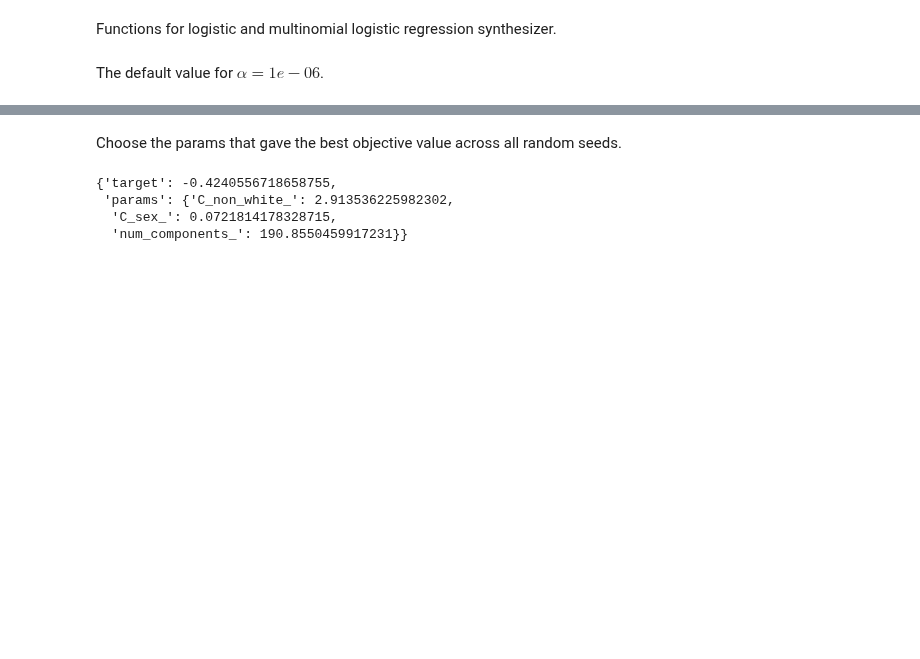
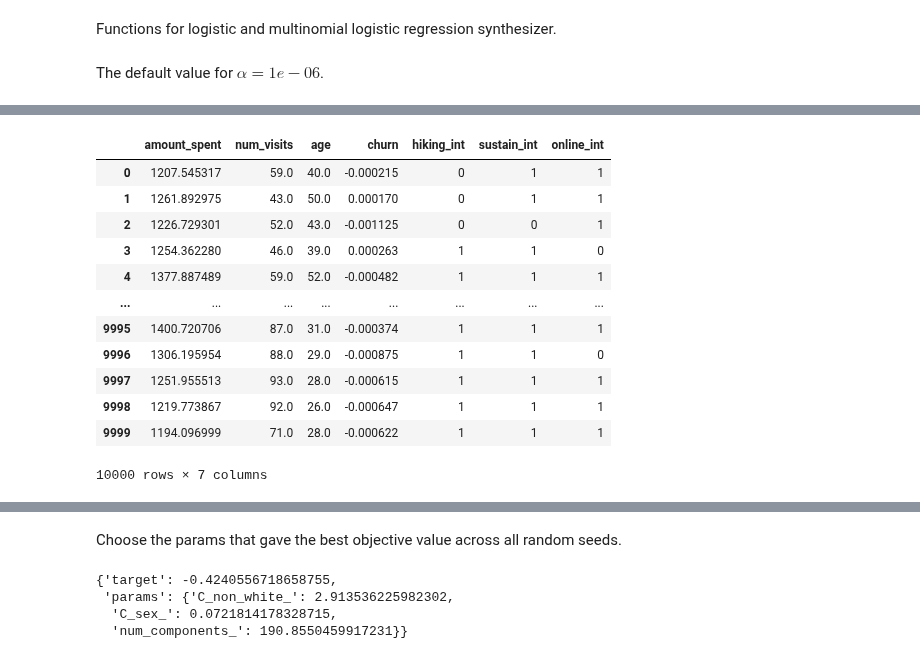
Before and after one commit to cdbale/optimized-sequential-synthesis, a Jupyter notebook: Code/Simulated Privacy Data Code/MNL Synthesis for Synthetic Data.ipynb, the cells around one changed output, grey strips where cells are left out. Drawn from its saved outputs; the diff is of its cells as text; code cells hidden in the pictures; blank space fills up the shorter version.

```diff
--- a/Code/Simulated Privacy Data Code/MNL Synthesis for Synthetic Data.ipynb
+++ b/Code/Simulated Privacy Data Code/MNL Synthesis for Synthetic Data.ipynb
@@ -180,0 +199,20 @@ PolynomialFeatures does not accept missing values encoded as NaN natively. For s
+# %%
+optimized_datasets = []
+
+for r in random_states:
+    best_result, optimizer = optimize_models_mn(train_data=train_data, number_synthetic_datasets=nsd, number_gmm_initializations=ngi, random_state=r)
+
+    best_params = best_result['params']
+
+    # Run train_models_mn again with best params to get the synthetic datasets
+    pmse_ratios, sXs, GMM = train_models_mn(
+        train_data=train_data,
+        number_synthetic_datasets=nsd,
+        number_gmm_initializations=ngi,
+        num_components_=int(best_params['num_components_']),
+        C_hiking_int=best_params['C_hiking_int'],
+        C_sustain_int=best_params['C_sustain_int'],
+        C_online_int=best_params['C_online_int']
+    )
+
+    optimized_datasets.append(sXs)
@@ -181,2 +272,18 @@ PolynomialFeatures does not accept missing values encoded as NaN natively. For s
+# %%
+optimized_datasets[0][0].to_csv('synthesized_data.csv')
+# %% [output]
+|  | amount_spent | num_visits | age | churn | hiking_int | sustain_int | online_int |
+| 0 | 1207.545317 | 59.0 | 40.0 | -0.000215 | 0 | 1 | 1 |
+| 1 | 1261.892975 | 43.0 | 50.0 | 0.000170 | 0 | 1 | 1 |
+| 2 | 1226.729301 | 52.0 | 43.0 | -0.001125 | 0 | 0 | 1 |
+| 3 | 1254.362280 | 46.0 | 39.0 | 0.000263 | 1 | 1 | 0 |
+| 4 | 1377.887489 | 59.0 | 52.0 | -0.000482 | 1 | 1 | 1 |
+| ... | ... | ... | ... | ... | ... | ... | ... |
+| 9995 | 1400.720706 | 87.0 | 31.0 | -0.000374 | 1 | 1 | 1 |
+| 9996 | 1306.195954 | 88.0 | 29.0 | -0.000875 | 1 | 1 | 0 |
+| 9997 | 1251.955513 | 93.0 | 28.0 | -0.000615 | 1 | 1 | 1 |
+| 9998 | 1219.773867 | 92.0 | 26.0 | -0.000647 | 1 | 1 | 1 |
+| 9999 | 1194.096999 | 71.0 | 28.0 | -0.000622 | 1 | 1 | 1 |
+10000 rows × 7 columns
 # %%
 run_targets = [np.minimum.accumulate(-i[1].space.target) for i in optimization_results]
```
Also changed, not shown: parts of 11 cells of this notebook, 1 other file.
